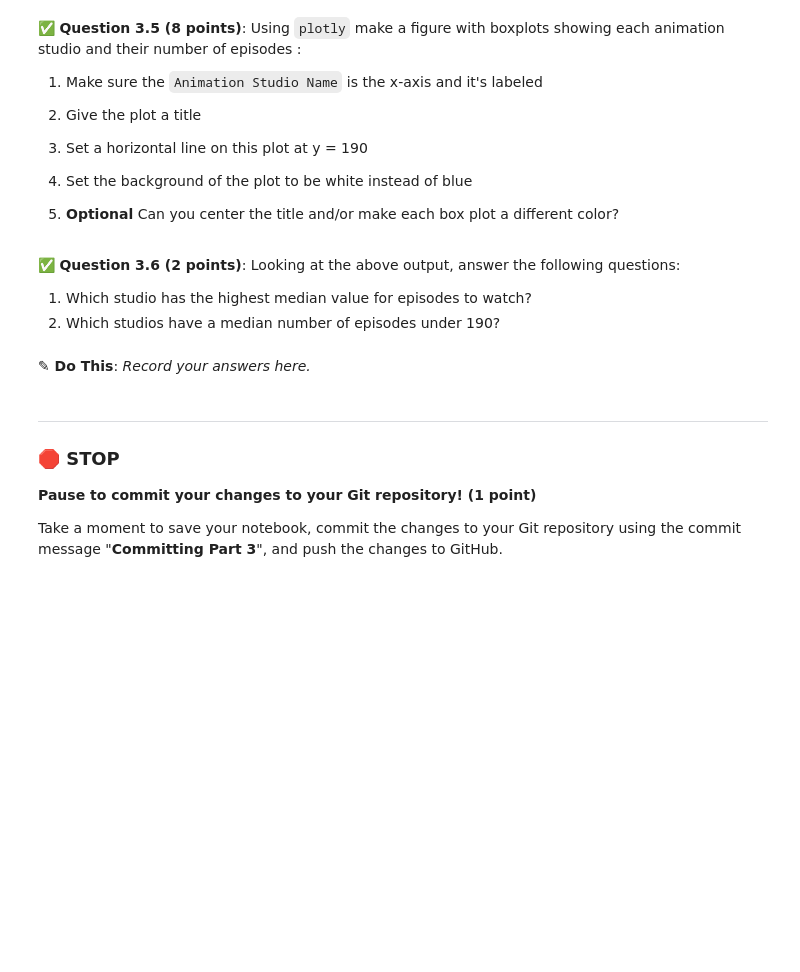
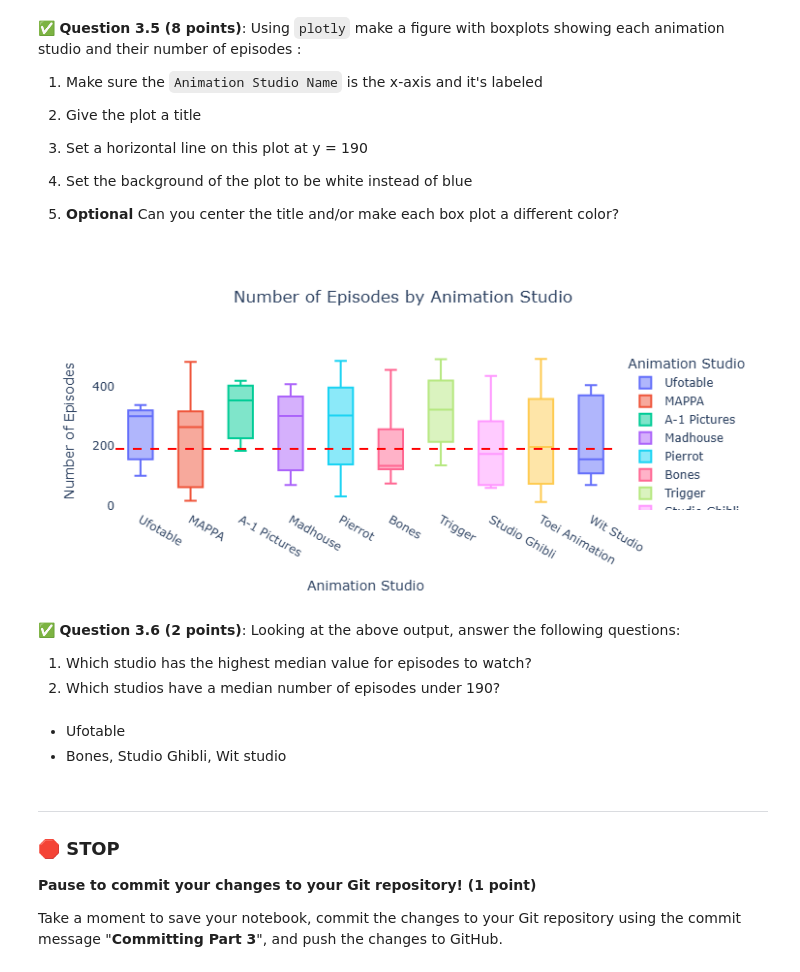
Before and after one commit to singhs77/CMSE202-f25-turnin, a Jupyter notebook: exams/midterm/CMSE202-Midterm-Section002-STUDENT.ipynb, the cells around one changed output. Drawn from its saved outputs; the diff is of its cells as text; code cells hidden in the pictures; blank space fills up the shorter version.

```diff
--- a/exams/midterm/CMSE202-Midterm-Section002-STUDENT.ipynb
+++ b/exams/midterm/CMSE202-Midterm-Section002-STUDENT.ipynb
@@ -263,3 +268,6 @@ The link to the full dataset is [here](https://www.kaggle.com/datasets/samikshad
 &#9989; **Question 3.1.2 (2 points)**: Now **read in the dataset** and then display the first 20 rows of the data using **Pandas**.
 # %%
 # Put your code here
+df = pd.read_csv("most_watched_anime_dataset_100_entries.csv")
+
+df.head(20)
@@ -269,3 +295,5 @@ This dataset contains more information that we care about at the moment.
 &#9989; **Question 3.2 (3 pts)**: Remove/Drop the columns ''Genre, Duration per Episode (minutes), Most Watched in Country''
 # %%
 # Put your code here
+df = df.drop(columns=["Genre", "Duration per Episode (minutes)", "Most Watched in Country"])
+df.head(20)
@@ -299,14 +386,30 @@ This dataset contains more information that we care about at the moment.
 
 5. **Optional** Can you center the title and/or make each box plot a different color?
 # %%
-#Put your code here!
+#used https://plotly.com/python/box-plots/
+fig_box = px.box(
+    df, x="Animation Studio Name", y="Number of Episodes",
+    title="Number of Episodes by Animation Studio",
+    labels={"Animation Studio Name": "Animation Studio", "Number of Episodes": "Number of Episodes"},
+    color="Animation Studio Name"
+)
+
+fig_box.add_hline(y=190, line_dash="dash", line_color="red")
+fig_box.update_layout(
+    plot_bgcolor="white",
+    title_x=0.5  # Center the title
+)
+fig_box.show()
+# %% [output]
+[figure, added]
 # %% [markdown]
 &#9989; **Question 3.6 (2 points)**: Looking at the above output, answer the following questions:
 
 1. Which studio has the highest median value for episodes to watch?
 2. Which studios have a median number of episodes under 190?
 # %% [markdown]
-**<font size=+3>&#9998;</font> Do This**: *Record your answers here.*
+- Ufotable
+- Bones, Studio Ghibli, Wit studio
 # %% [markdown]
 ---
 ### &#128721; STOP
```
Also changed, not shown: parts of 5 cells of this notebook, 1 other file.
